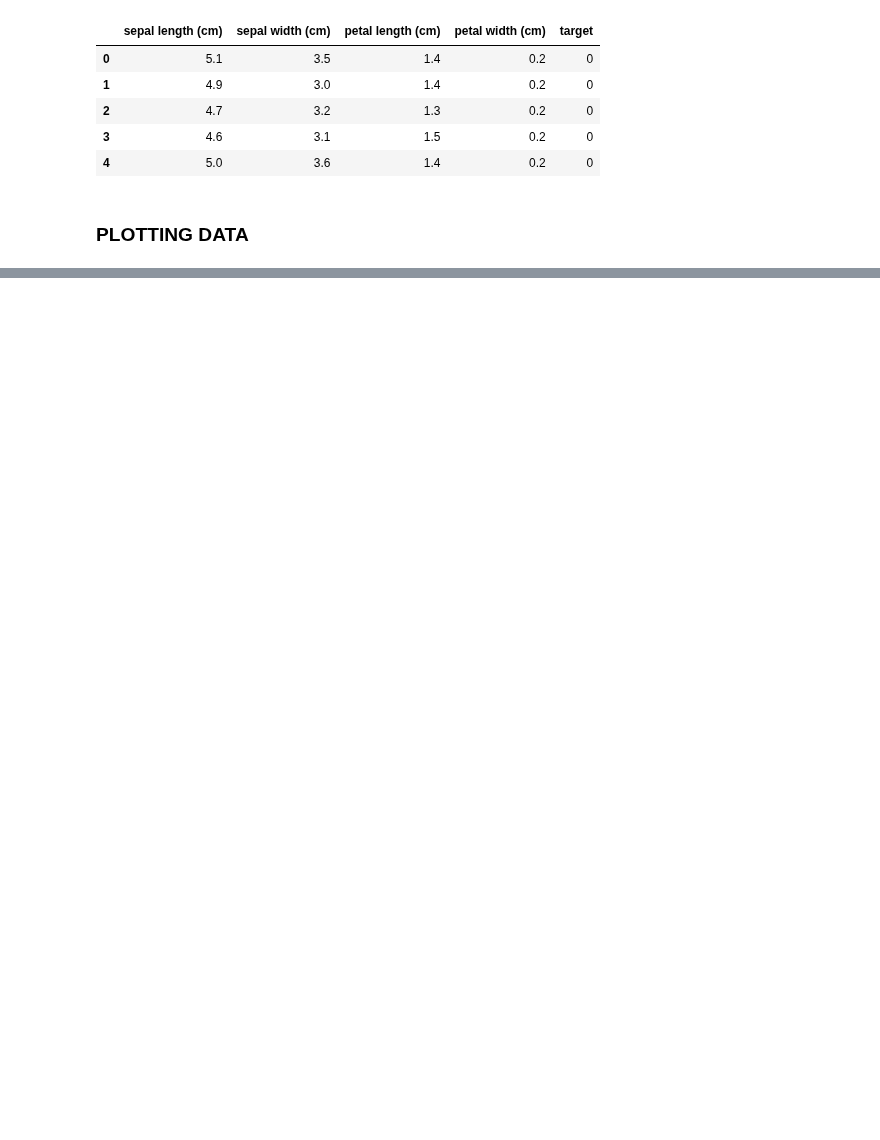
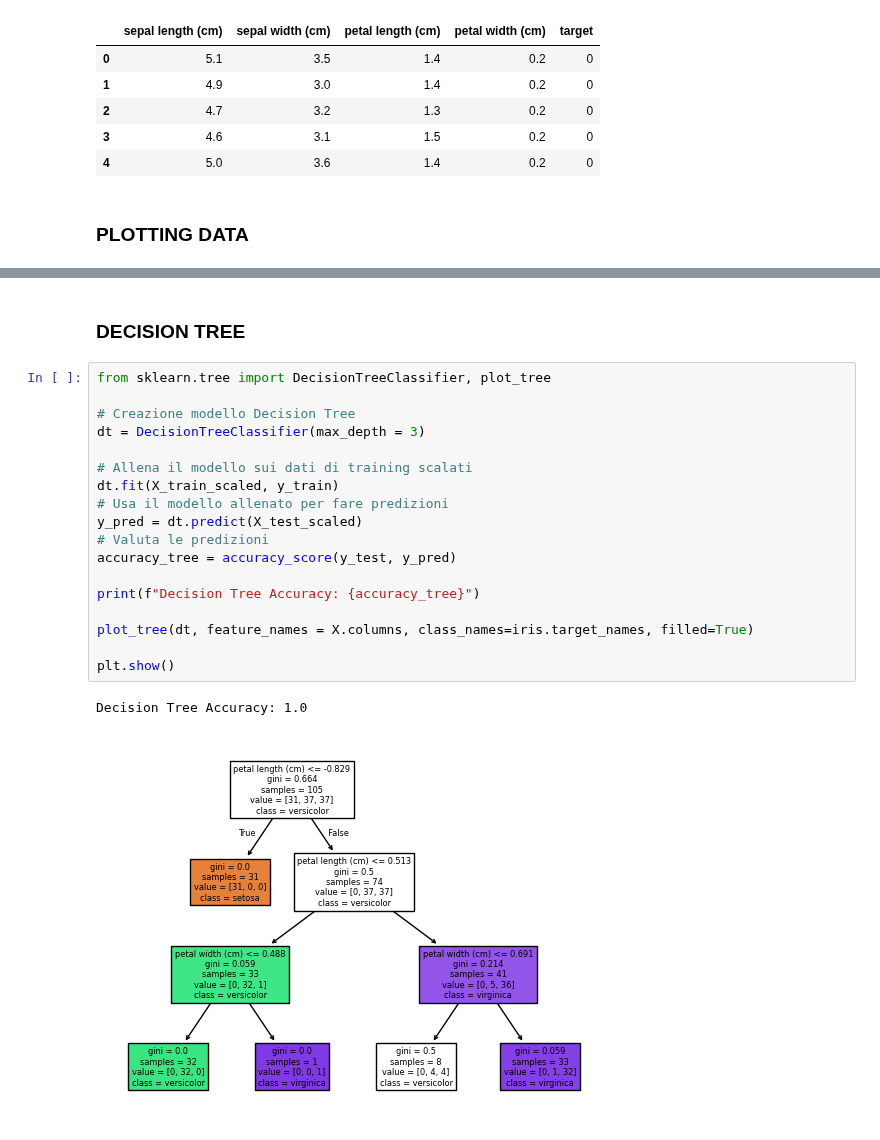
Before and after one commit to FabioBiit/ML_SCRIPTS, a Jupyter notebook: NOTEBOOKS/ML_NOTEBOOK.ipynb, the cells around one changed output, grey strips where cells are left out. Drawn from its saved outputs; the diff is of its cells as text; blank space fills up the shorter version.

Commit message:
Creato con Colab - Decision Tree & Commenti Vari

```diff
--- a/NOTEBOOKS/ML_NOTEBOOK.ipynb
+++ b/NOTEBOOKS/ML_NOTEBOOK.ipynb
@@ -142,0 +197,23 @@ plt.show()
+# %% [markdown]
+### **DECISION TREE**
+# %%
+from sklearn.tree import DecisionTreeClassifier, plot_tree
+
+# Creazione modello Decision Tree
+dt = DecisionTreeClassifier(max_depth = 3)
+
+# Allena il modello sui dati di training scalati
+dt.fit(X_train_scaled, y_train)
+# Usa il modello allenato per fare predizioni
+y_pred = dt.predict(X_test_scaled)
+# Valuta le predizioni
+accuracy_tree = accuracy_score(y_test, y_pred)
+
+print(f"Decision Tree Accuracy: {accuracy_tree}")
+
+plot_tree(dt, feature_names = X.columns, class_names=iris.target_names, filled=True)
+
+plt.show()
+# %% [output]
+Decision Tree Accuracy: 1.0
+[figure, added]
```
Also changed, not shown: parts of 5 cells of this notebook.
